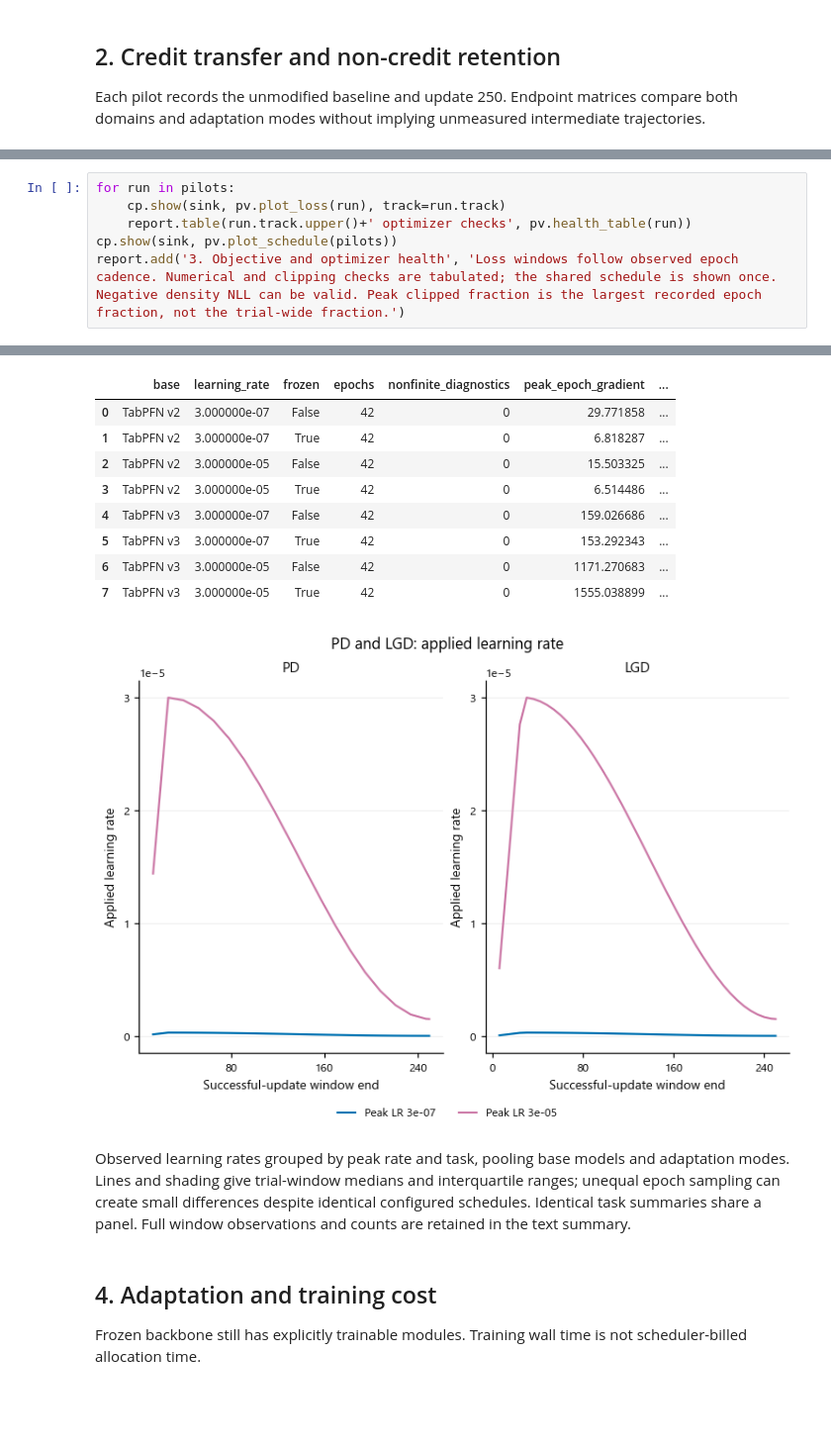
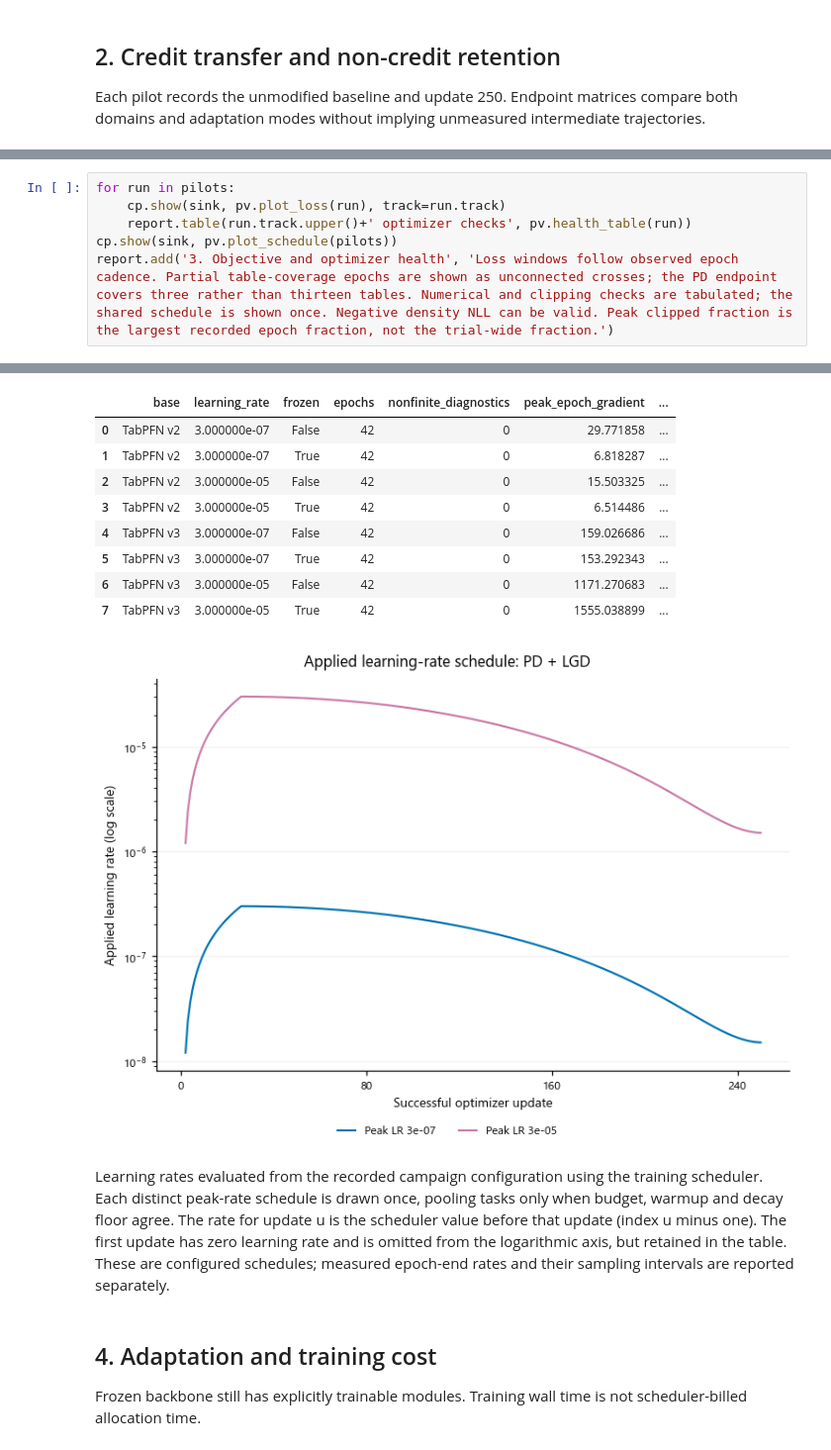
Before and after one commit to andreasgoethals/CreditPFN, a Jupyter notebook: notebooks/experiment0/02_short_pilots.ipynb, the cells around one changed output, grey strips where cells are left out. Shown at 99% size. Drawn from its saved outputs; the diff is of its cells as text; blank space fills up the shorter version.

```diff
--- a/notebooks/experiment0/02_short_pilots.ipynb
+++ b/notebooks/experiment0/02_short_pilots.ipynb
@@ -79,5 +81,5 @@ for run in pilots:
     cp.show(sink, pv.plot_loss(run), track=run.track)
     report.table(run.track.upper()+' optimizer checks', pv.health_table(run))
 cp.show(sink, pv.plot_schedule(pilots))
-report.add('3. Objective and optimizer health', 'Loss windows follow observed epoch cadence. Numerical and clipping checks are tabulated; the shared schedule is shown once. Negative density NLL can be valid. Peak clipped fraction is the largest recorded epoch fraction, not the trial-wide fraction.')
+report.add('3. Objective and optimizer health', 'Loss windows follow observed epoch cadence. Partial table-coverage epochs are shown as unconnected crosses; the PD endpoint covers three rather than thirteen tables. Numerical and clipping checks are tabulated; the shared schedule is shown once. Negative density NLL can be valid. Peak clipped fraction is the largest recorded epoch fraction, not the trial-wide fraction.')
 # %% [output]
@@ -101,14 +103,14 @@ LGD data loss in recorded epochs, averaged within trial and update window before
 |  | base | learning_rate | frozen | epochs | nonfinite_diagnostics | peak_epoch_gradient | ... |
 | 0 | TabPFN v2 | 3.000000e-07 | False | 42 | 0 | 29.771858 | ... |
 | 1 | TabPFN v2 | 3.000000e-07 | True | 42 | 0 | 6.818287 | ... |
 | 2 | TabPFN v2 | 3.000000e-05 | False | 42 | 0 | 15.503325 | ... |
 | 3 | TabPFN v2 | 3.000000e-05 | True | 42 | 0 | 6.514486 | ... |
 | 4 | TabPFN v3 | 3.000000e-07 | False | 42 | 0 | 159.026686 | ... |
 | 5 | TabPFN v3 | 3.000000e-07 | True | 42 | 0 | 153.292343 | ... |
 | 6 | TabPFN v3 | 3.000000e-05 | False | 42 | 0 | 1171.270683 | ... |
 | 7 | TabPFN v3 | 3.000000e-05 | True | 42 | 0 | 1555.038899 | ... |
-[figure, old version]
+[figure, new version]
-Observed learning rates grouped by peak rate and task, pooling base models and adaptation modes. Lines and shading give trial-window medians and interquartile ranges; unequal epoch sampling can create small differences despite identical configured schedules. Identical task summaries share a panel. Full window observations and counts are retained in the text summary.
+Learning rates evaluated from the recorded campaign configuration using the training scheduler. Each distinct peak-rate schedule is drawn once, pooling tasks only when budget, warmup and decay floor agree. The rate for update u is the scheduler value before that update (index u minus one). The first update has zero learning rate and is omitted from the logarithmic axis, but retained in the table. These are configured schedules; measured epoch-end rates and their sampling intervals are reported separately.
 # %% [markdown]
 ## 4. Adaptation and training cost
 
```
Also changed, not shown: parts of 4 cells of this notebook, 29 other files.
